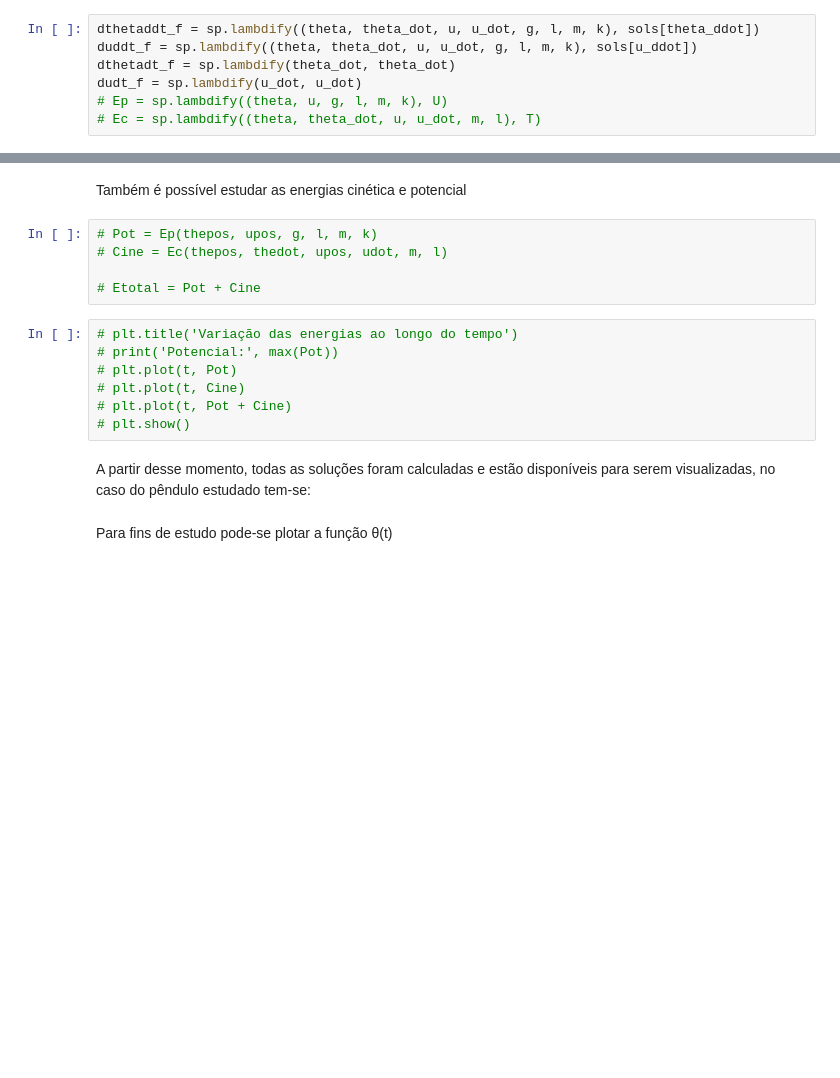
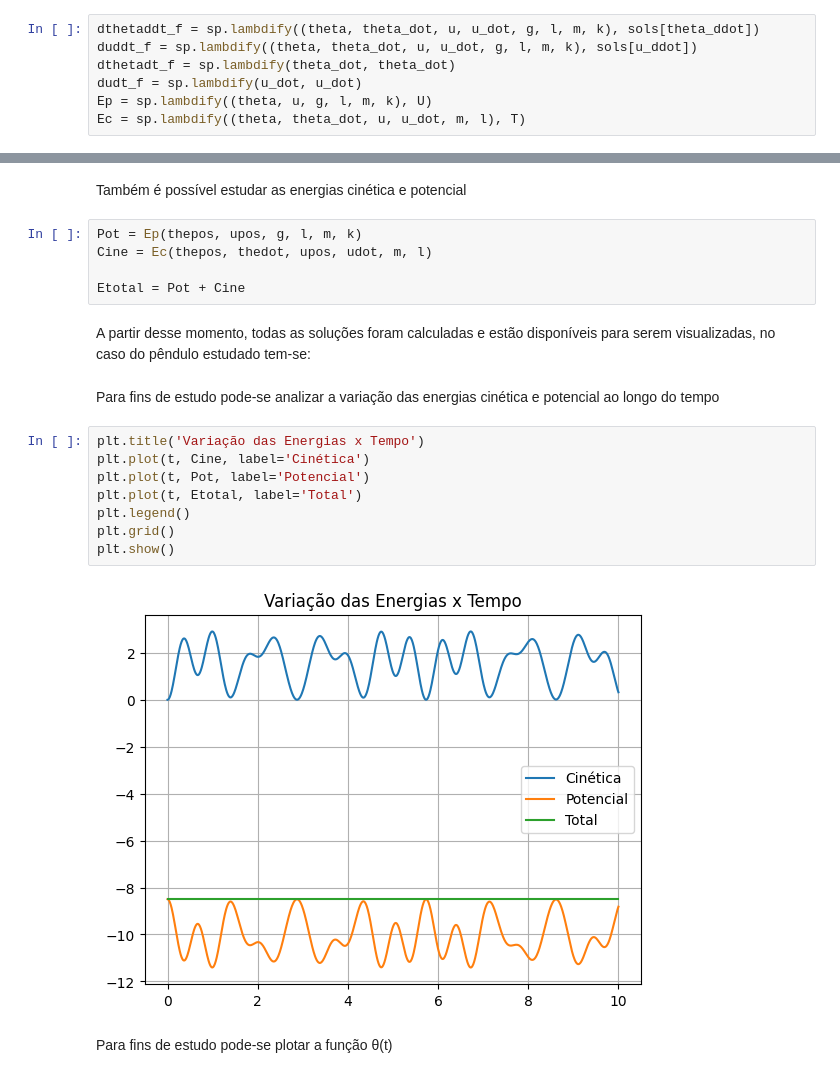
Before and after one commit to ViniciusCMB/Dinamica, a Jupyter notebook: Pen_Elastico/elastico.ipynb, the cells around one changed output, grey strips where cells are left out. Drawn from its saved outputs; the diff is of its cells as text; blank space fills up the shorter version.

```diff
--- a/Pen_Elastico/elastico.ipynb
+++ b/Pen_Elastico/elastico.ipynb
@@ -90,8 +90,8 @@ dthetaddt_f = sp.lambdify((theta, theta_dot, u, u_dot, g, l, m, k), sols[theta_d
 duddt_f = sp.lambdify((theta, theta_dot, u, u_dot, g, l, m, k), sols[u_ddot])
 dthetadt_f = sp.lambdify(theta_dot, theta_dot)
 dudt_f = sp.lambdify(u_dot, u_dot)
-# Ep = sp.lambdify((theta, u, g, l, m, k), U)
-# Ec = sp.lambdify((theta, theta_dot, u, u_dot, m, l), T)
+Ep = sp.lambdify((theta, u, g, l, m, k), U)
+Ec = sp.lambdify((theta, theta_dot, u, u_dot, m, l), T)
 # %% [markdown]
 Função que será usada para retornar as posições e velocidades no intervalo de tempo proposto pela solução no método ODEINT
 # %%
@@ -140,19 +140,24 @@ xpos, ypos = pos(t, thepos, upos, l)
 # %% [markdown]
 Também é possível estudar as energias cinética e potencial
 # %%
-# Pot = Ep(thepos, upos, g, l, m, k)
-# Cine = Ec(thepos, thedot, upos, udot, m, l)
+Pot = Ep(thepos, upos, g, l, m, k)
+Cine = Ec(thepos, thedot, upos, udot, m, l)
 
-# Etotal = Pot + Cine
+Etotal = Pot + Cine
-# %%
-# plt.title('Variação das energias ao longo do tempo')
-# print('Potencial:', max(Pot))
-# plt.plot(t, Pot)
-# plt.plot(t, Cine)
-# plt.plot(t, Pot + Cine)
-# plt.show()
 # %% [markdown]
 A partir desse momento, todas as soluções foram calculadas e estão disponíveis para serem visualizadas, no caso do pêndulo estudado tem-se:
+# %% [markdown]
+Para fins de estudo pode-se analizar a variação das energias cinética e potencial ao longo do tempo
+# %%
+plt.title('Variação das Energias x Tempo')
+plt.plot(t, Cine, label='Cinética')
+plt.plot(t, Pot, label='Potencial')
+plt.plot(t, Etotal, label='Total')
+plt.legend()
+plt.grid()
+plt.show()
+# %% [output]
+[figure, added]
 # %% [markdown]
 Para fins de estudo pode-se plotar a função θ(t)
 # %%
```
Also changed, not shown: parts of 1 cell of this notebook, 5 other files.
